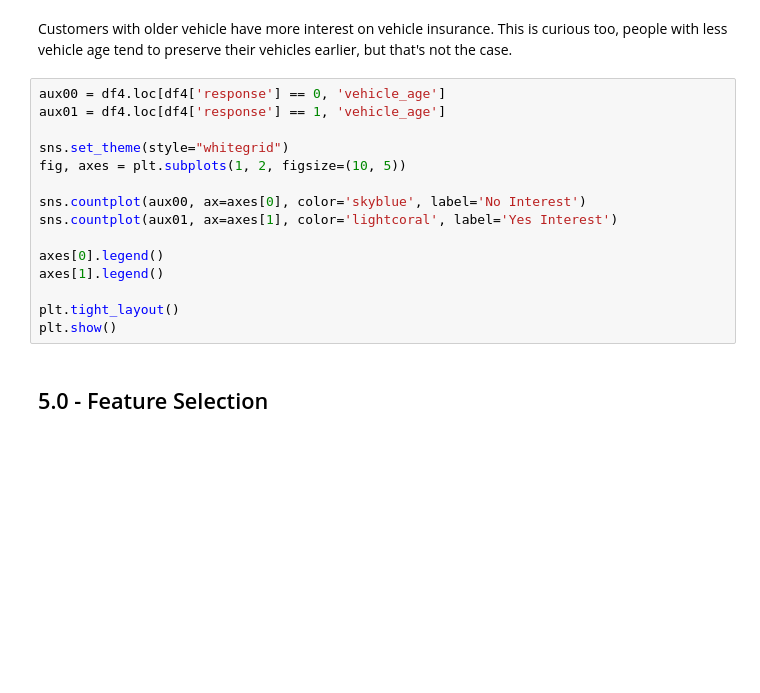
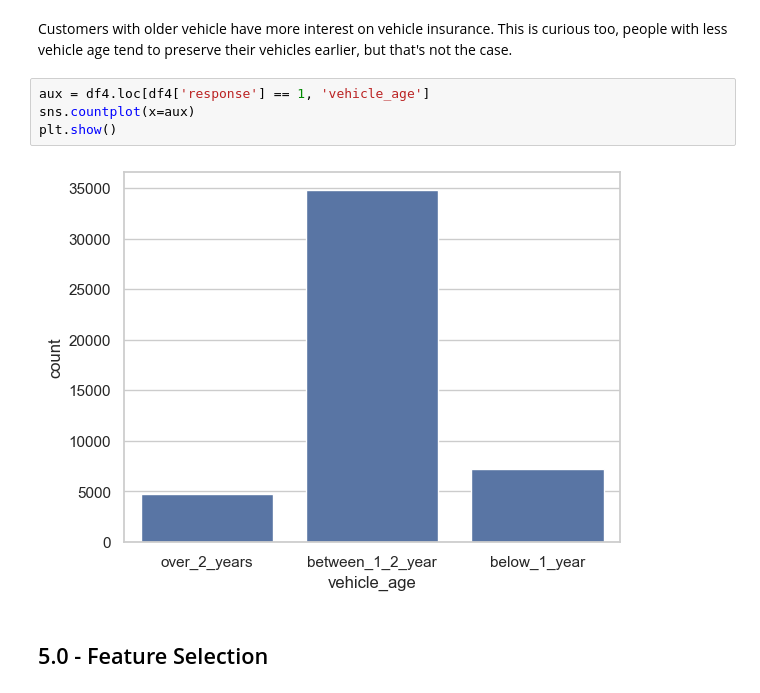
Before and after one commit to kubohenrique/health_insurance, a Jupyter notebook: Notebooks/ciclo01.ipynb, the cells around one changed output. Drawn from its saved outputs; the diff is of its cells as text; blank space fills up the shorter version.

```diff
--- a/Notebooks/ciclo01.ipynb
+++ b/Notebooks/ciclo01.ipynb
@@ -386,21 +373,12 @@ plt.show()
 ##### H6 - Customers with older vehicle have less interest on vehicle insurance. (F)
 # %% [markdown]
 Customers with older vehicle have more interest on vehicle insurance. This is curious too, people with less vehicle age tend to preserve their vehicles earlier, but that's not the case.
-# %%
-aux00 = df4.loc[df4['response'] == 0, 'vehicle_age']
-aux01 = df4.loc[df4['response'] == 1, 'vehicle_age']
-
-sns.set_theme(style="whitegrid")
-fig, axes = plt.subplots(1, 2, figsize=(10, 5))
-
-sns.countplot(aux00, ax=axes[0], color='skyblue', label='No Interest')
-sns.countplot(aux01, ax=axes[1], color='lightcoral', label='Yes Interest')
-
-axes[0].legend()
-axes[1].legend()
-
-plt.tight_layout()
-plt.show()
+# %%
+aux = df4.loc[df4['response'] == 1, 'vehicle_age']
+sns.countplot(x=aux)
+plt.show()
+# %% [output]
+[figure, added]
 # %% [markdown]
 ## 5.0 - Feature Selection
 # %% [markdown]
```
Also changed, not shown: parts of 3 cells of this notebook.
